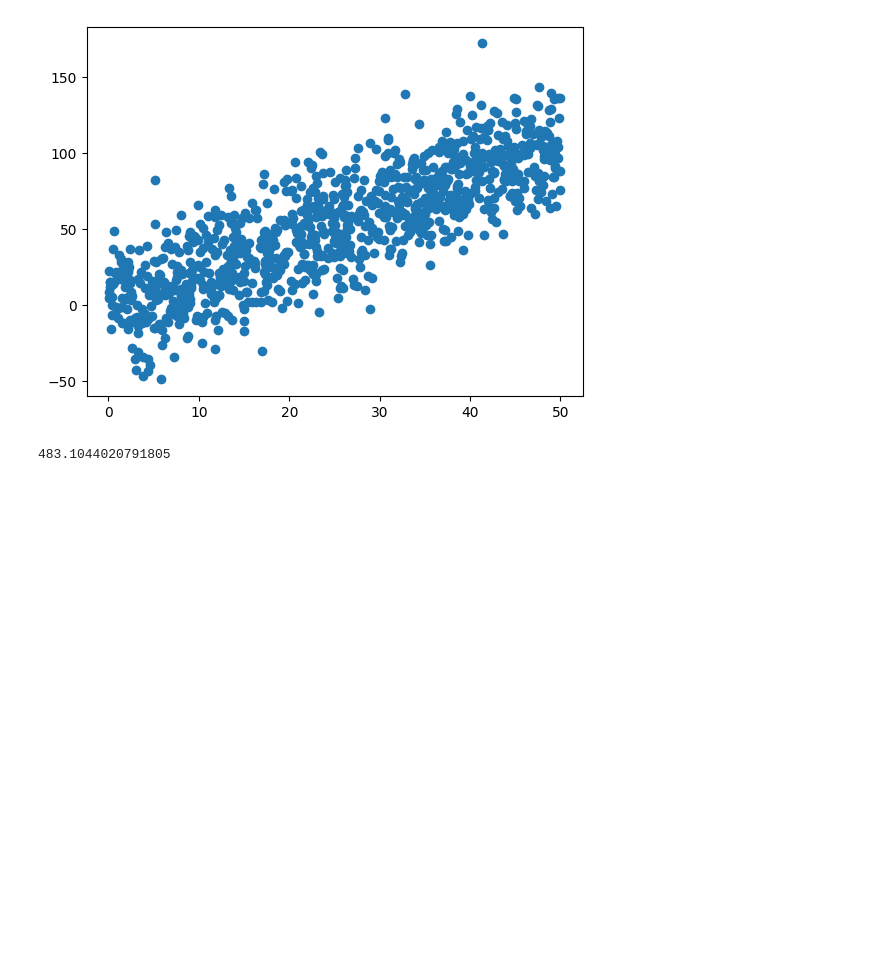
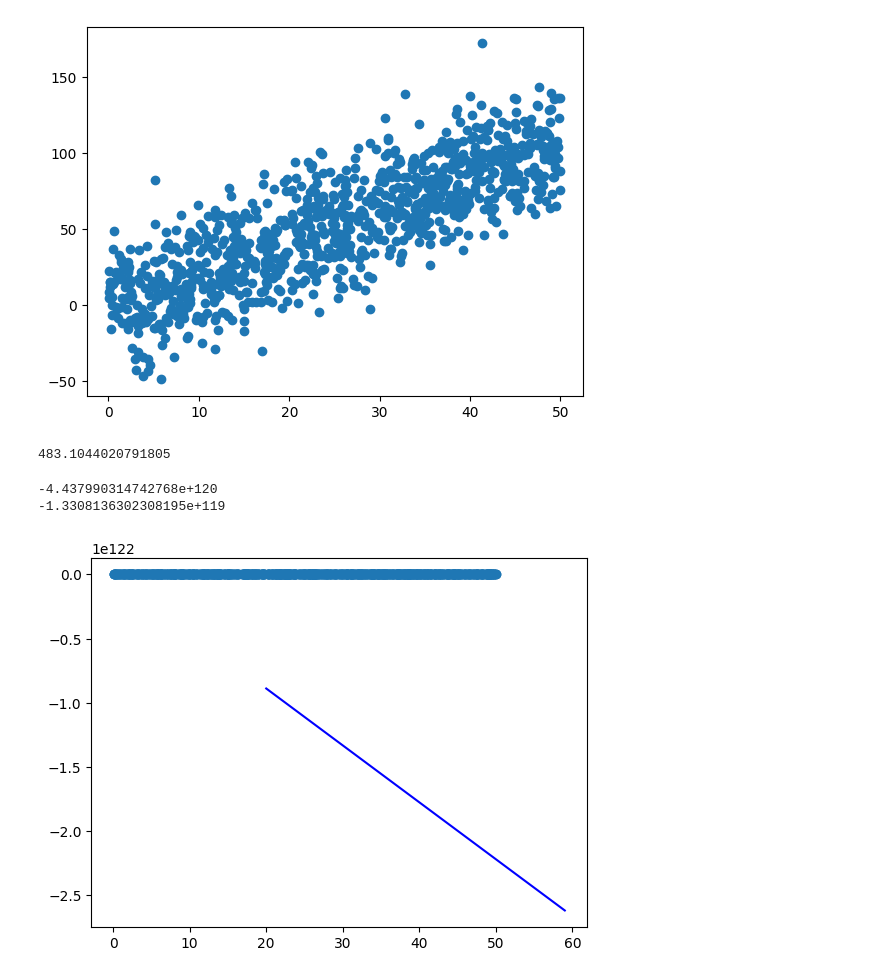
Before and after one commit to Lunivmaharjans/Python, a Jupyter notebook: day14.ipynb, the cells around one changed output. Drawn from its saved outputs; the diff is of its cells as text; code cells hidden in the pictures; blank space fills up the shorter version.

```diff
--- a/day14.ipynb
+++ b/day14.ipynb
@@ -44,9 +44,20 @@ def gradient_descent(w_now, b_now, points, learning_rate):
 w = 0
 b = 0
 learning_rate = 0.01
-epochs = 1000
+epochs = 100
 for i in range(epochs):
     w, b = gradient_descent(w,b,points,learning_rate)
 
 print(w)
 print(b)
+# %% [output]
+-4.437990314742768e+120
+-1.3308136302308195e+119
+# %%
+plt.scatter(points.x,points.y)
+line_x = np.arange(20,60)
+line_y = w*line_x + b
+plt.plot(line_x,line_y, color="blue")
+plt.show()
+# %% [output]
+[figure, added]
```
Also changed, not shown: 4 other files.
